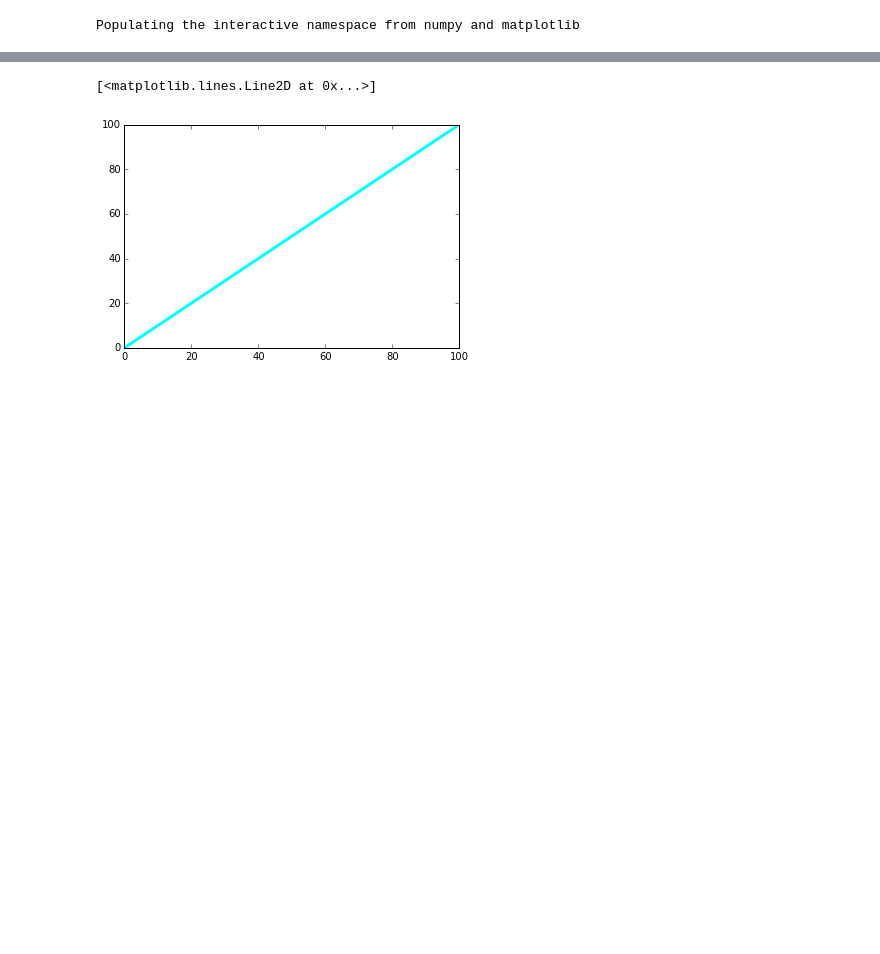
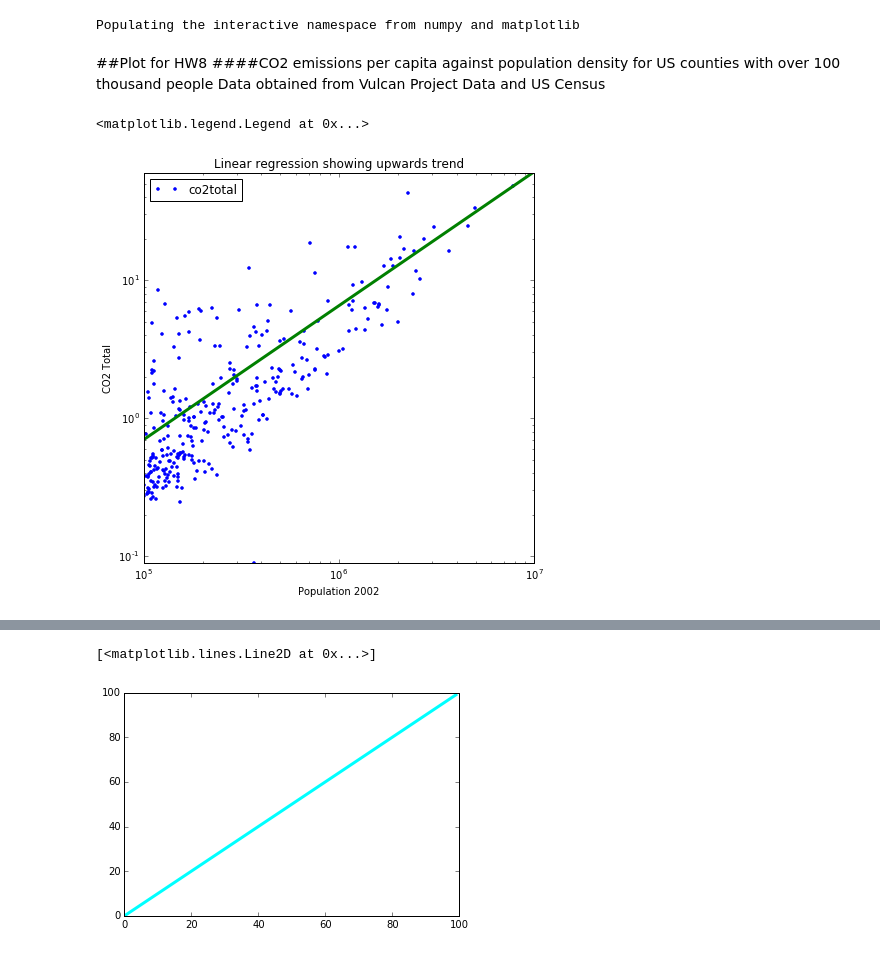
Before and after one commit to maryooh/PUI2015_mortiz, a Jupyter notebook: HW8/HW8- Data Visualization_good.ipynb, the cells around one changed output, grey strips where cells are left out. Saved outputs shown, nothing was run; the diff lists cells and outputs as text; code cells hidden in the pictures; blank space fills up the shorter version.

```diff
--- a/HW8- Data Visualization.ipynb
+++ b/HW8/HW8- Data Visualization_good.ipynb
@@ -7,2 +11,44 @@ import numpy as np
 # %% [output]
 Populating the interactive namespace from numpy and matplotlib
+# %% [markdown]
+##Plot for HW8
+####CO2 emissions per capita against population density for US counties with over 100 thousand people
+Data obtained from Vulcan Project Data and US Census
+# %%
+#reading in previously cleande and prepared data
+mymsa = pd.read_csv('/Users/mariaortiz/PUI2015/CAPS2/dataclean.csv')
+#mymsa.head(5)
+
+#pop total mean over co2 per capita
+result = mymsa.groupby('CBSA Code').agg({'popest2002':mean,'co2total':sum})
+result.shape
+#result.head()
+
+#running regression
+import statsmodels.formula.api as smf
+from statsmodels.graphics.api import abline_plot
+# Create a dictionary so we can use formula.ols
+d = {'x': result['popest2002'], 'y': result['co2total']}
+
+# Run regression and print summary
+mod = smf.ols(formula='y ~ x', data = d).fit()
+#mod.summary()
+
+#Plotting
+figure, ax = pl.subplots(figsize=(7,7))
+x = result['popest2002']
+y = result['co2total']
+ax.loglog(x, y, '.')
+
+# Plot regression line
+abline_plot(model_results=mod, color='green', ax=ax, lw = 3)
+
+ax.set_title('Linear regression showing upwards trend')
+pl.ylabel('CO2 Total')
+pl.xlabel('Population 2002')
+ax.set_xlim=(0,2000000)
+ax.set_ylim(0,60)
+ax.legend(loc=2)
+# %% [output]
+<matplotlib.legend.Legend at 0x...>
+[figure, added]
```
Also changed, not shown: parts of 4 cells of this notebook, 1 other file.
